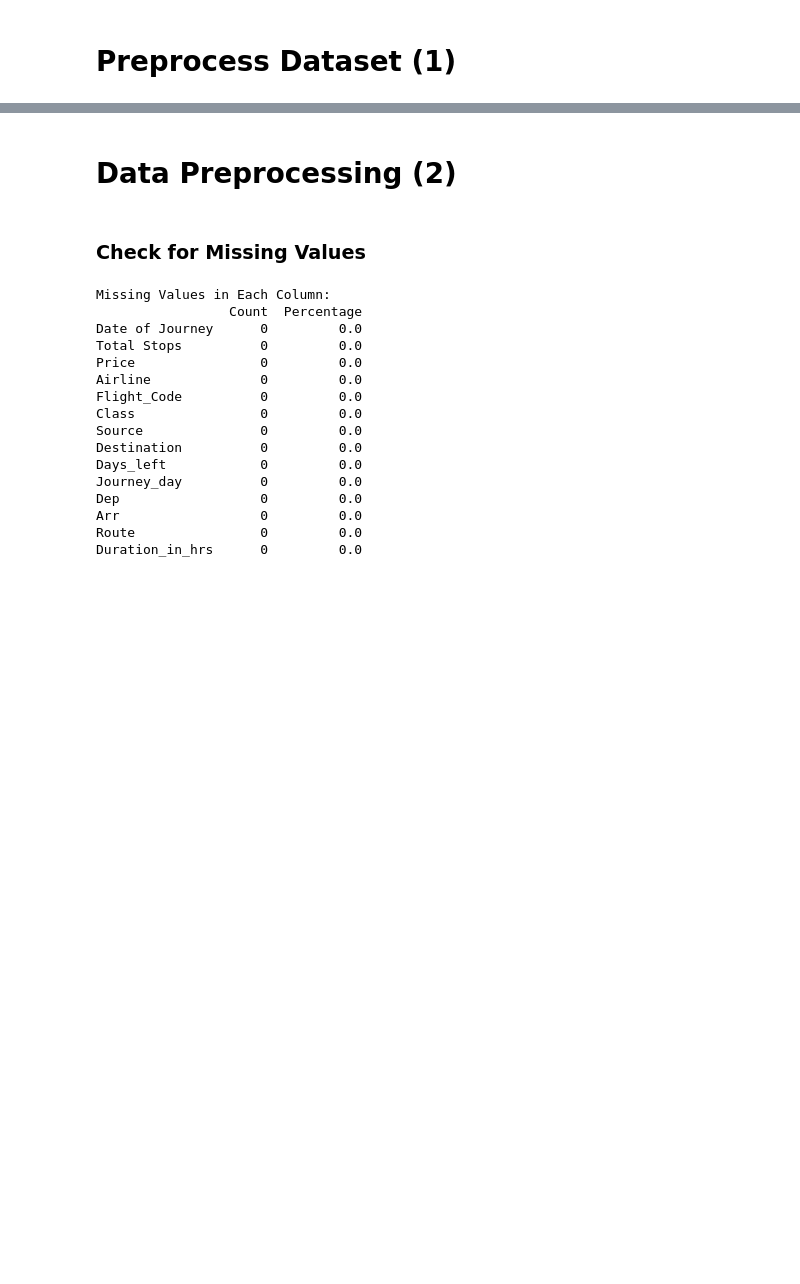
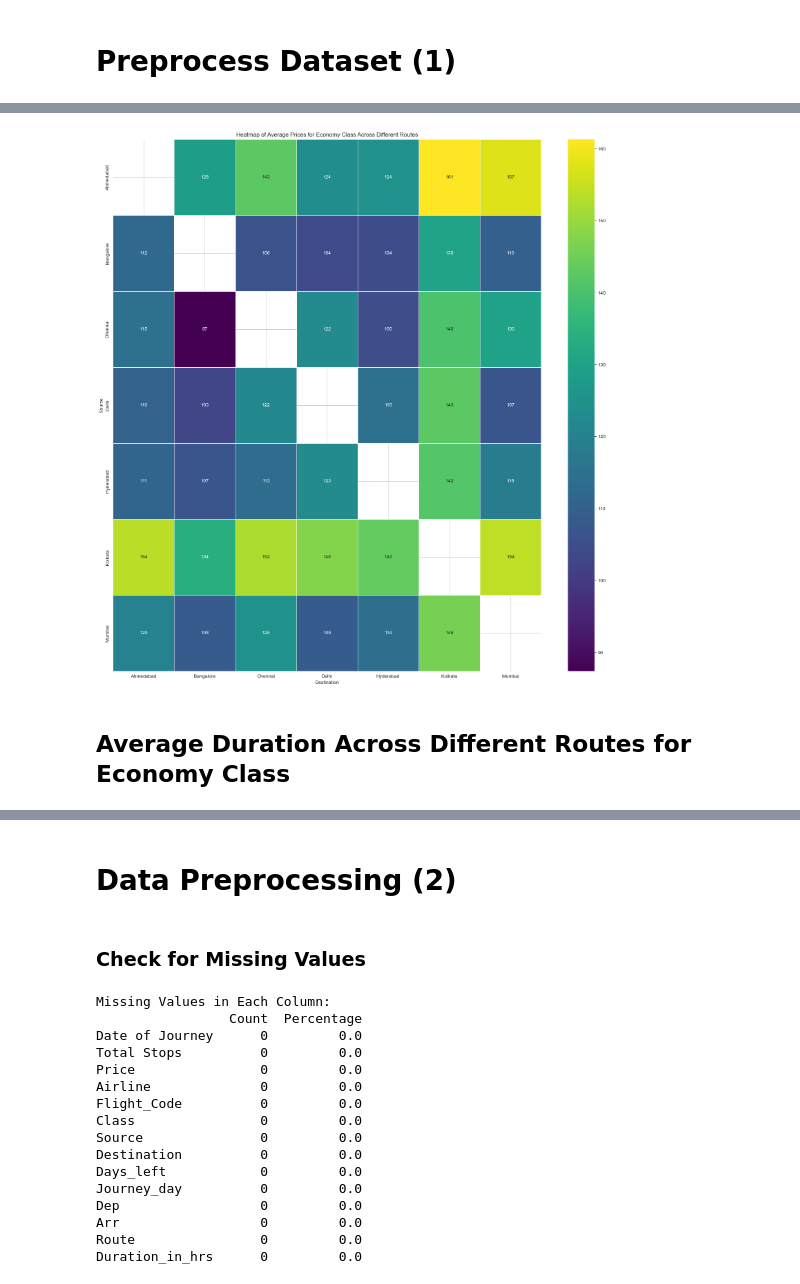
Before and after one commit to Eric1423/CS148_Final_Project, a Jupyter notebook: Final_Project.ipynb, the cells around one changed output, grey strips where cells are left out. Cells and saved outputs as stored; diff of their text form; code cells hidden in the pictures; blank space fills up the shorter version.

```diff
--- a/Final_Project.ipynb
+++ b/Final_Project.ipynb
@@ -437,0 +196,19 @@ plt.show()
+# %%
+# To create a heatmap showing the average price across different routes for Economy class, we'll first create a pivot table.
+# We'll pivot on Source and Destination to find the average price for each route.
+economy_class_data = df[df['Class'] == 'ECONOMY']
+
+# Creating the pivot table
+pivot_table = economy_class_data.pivot_table(values='Price', index='Source', columns='Destination', aggfunc='mean')
+
+# Plotting the heatmap
+plt.figure(figsize=(20, 20))
+sns.heatmap(pivot_table, cmap='viridis', linewidths=.5, annot=True, fmt=".0f")
+plt.title('Heatmap of Average Prices for Economy Class Across Different Routes')
+plt.xlabel('Destination')
+plt.ylabel('Source')
+plt.show()
+# %% [output]
+[figure, added]
+# %% [markdown]
+## Average Duration Across Different Routes for Economy Class
```
Also changed, not shown: parts of 61 cells of this notebook.
